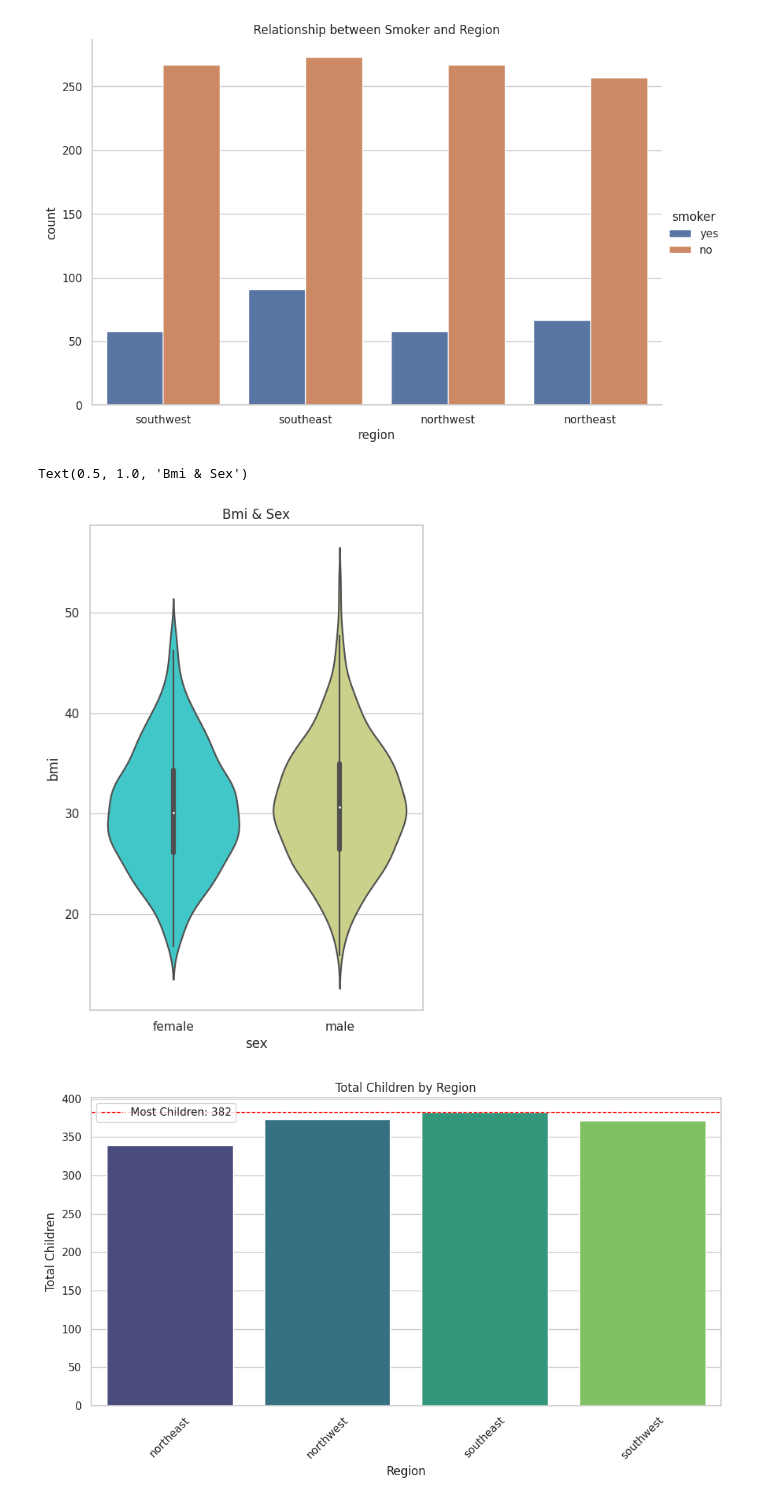
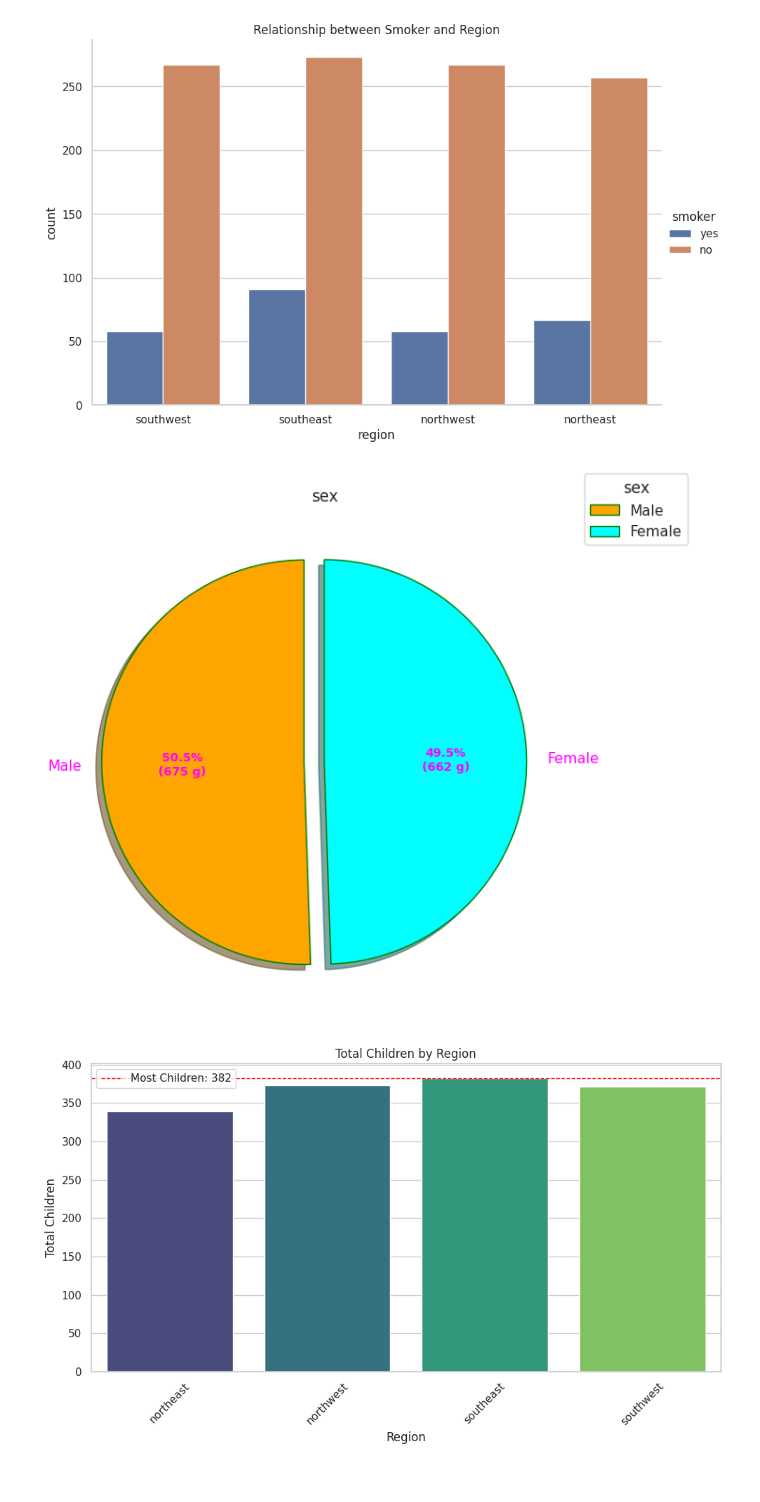
Before and after one commit to yildirim-alican/Bootcamp_Works, a Jupyter notebook: Medical_Insurance_Cost_Prediction_using_Regression_Analysis.ipynb, the cells around one changed output. Drawn from its saved outputs; the diff is of its cells as text; code cells hidden in the pictures.

```diff
--- a/Medical_Insurance_Cost_Prediction_using_Regression_Analysis.ipynb
+++ b/Medical_Insurance_Cost_Prediction_using_Regression_Analysis.ipynb
@@ -139,14 +138,45 @@ plt.show()
 # %% [output]
 <Figure size 1000x600 with 0 Axes>
 [figure]
-# %%
-f = plt.figure(figsize=(12,8))
-ax = f.add_subplot(121)
-sns.violinplot(x='sex', y='bmi',data=df,palette='rainbow',ax=ax)
-ax.set_title('Bmi & Sex')
-# %% [output]
-Text(0.5, 1.0, 'Bmi & Sex')
-[figure, removed]
+# %%
+fig, ax = plt.subplots(figsize=(10,7))
+sex = ['Male', "Female"]
+data = list(df["sex"].value_counts().values)
+
+explode = (0.1, 0.0)
+
+colors= ("orange", "cyan")
+
+wp = {
+    "linewidth": 1,
+    "edgecolor": "green"
+}
+
+def func(pct, allvalues):
+  absolute = int(pct / 100 * np.sum(allvalues))
+  return "{:.1f}%\n({:d} g)".format(pct, absolute)
+
+wedges, texts, autotexts = ax.pie(data,
+                                    autopct = lambda pct: func(pct, data),
+                                    explode = explode,
+                                    labels = sex,
+                                    shadow = True,
+                                    colors = colors,
+                                    startangle = 90,
+                                    wedgeprops = wp,
+                                    textprops = dict(color="magenta"))
+
+ax.legend(wedges, sex,
+          title="sex",
+          loc="center left",
+          bbox_to_anchor=(1, 0.5, 0.5, 1))
+
+plt.setp(autotexts, size=9, weight="bold")
+ax.set_title("sex")
+
+plt.show()
+# %% [output]
+[figure, added]
 # %%
 region_children_sum = df.groupby("region")["children"].sum()
 
```
Also changed, not shown: parts of 63 cells of this notebook.
